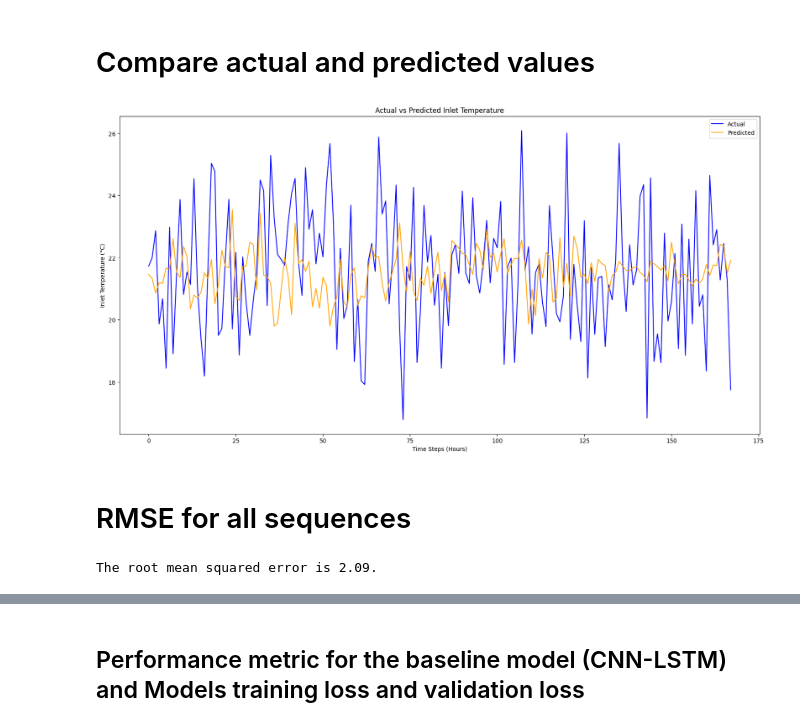
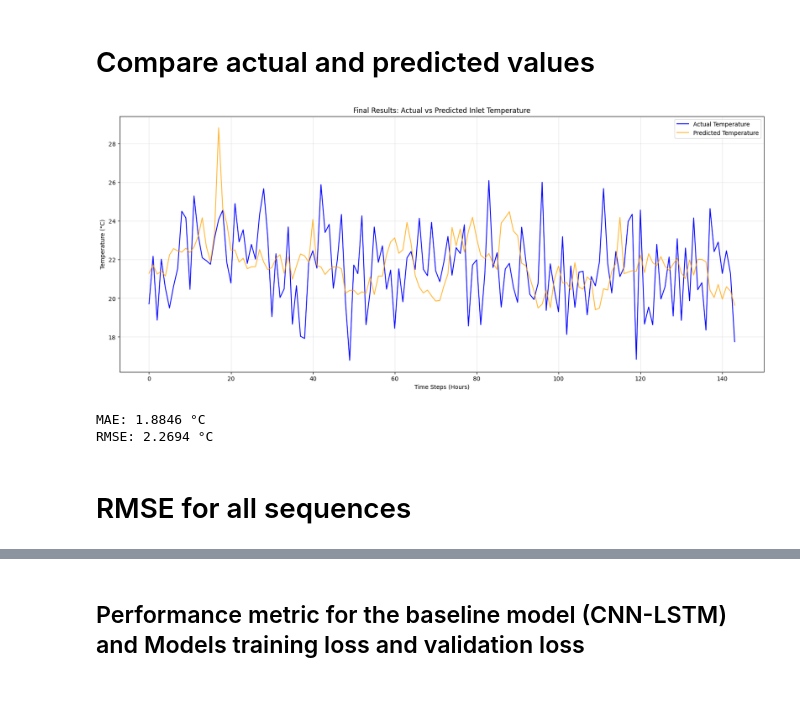
Before and after one commit to ha2ardbunny/Hybrid-Deep-Learning-DRL-Data-Center-Thermal-Management, a Jupyter notebook: CNN_LSTM_univariate_multistep_output_github_2023.ipynb, the cells around one changed output, grey strips where cells are left out. Cells and saved outputs as stored; diff of their text form; code cells hidden in the pictures; blank space fills up the shorter version.

```diff
--- a/CNN_LSTM_univariate_multistep_output_github_2023.ipynb
+++ b/CNN_LSTM_univariate_multistep_output_github_2023.ipynb
@@ -273,36 +452,34 @@ You must install graphviz (see instructions at https://graphviz.gitlab.io/downlo
 # %% [markdown]
 # Compare actual and predicted values
-# %%
-def plot_predictions(actual, predicted, n_output):
-    fig = plt.figure(figsize=(20, 10))
-    plt.plot(actual, label='Actual', color='blue')
-    plt.plot(predicted, label='Predicted', color='orange')
-    plt.xlabel('Time Steps (Hours)')
-    plt.ylabel('Inlet Temperature (°C)')
-    plt.title('Actual vs Predicted Inlet Temperature')
-    plt.legend()
-    plt.show()
-
-# actual values from test set
-actual = y_test  # already a 1D numpy array
-
-# predictions is already 1D, no reshape needed
-predictions_flat = predictions
-
-# plot
-plot_predictions(actual, predictions_flat, n_output)
-# %% [output]
-[figure, removed]
+# %%
+min_len = min(len(actual_celsius), len(predictions_celsius))
+final_actual = actual_celsius[:min_len]
+final_pred = predictions_celsius[:min_len]
+
+def plot_results(actual, predicted):
+    plt.figure(figsize=(20, 8))
+    plt.plot(actual, label='Actual Temperature', color='blue', linewidth=1.5)
+    plt.plot(predicted, label='Predicted Temperature', color='orange', alpha=0.8, linewidth=1.5)
+    plt.title('Final Results: Actual vs Predicted Inlet Temperature')
+    plt.ylabel('Temperature (°C)')
+    plt.xlabel('Time Steps (Hours)')
+    plt.legend()
+    plt.grid(True, alpha=0.3)
+    plt.show()
+
+# Run the plot with the Celsius variables
+plot_results(final_actual, final_pred)
+
+# --- 4. Accuracy Check ---
+from sklearn.metrics import mean_absolute_error, mean_squared_error
+print(f"MAE: {mean_absolute_error(final_actual, final_pred):.4f} °C")
+print(f"RMSE: {np.sqrt(mean_squared_error(final_actual, final_pred)):.4f} °C")
+# %% [output]
+[figure, added]
+MAE: 1.8846 °C
+RMSE: 2.2694 °C
 # %% [markdown]
 # RMSE for all sequences
-# %%
-def return_rmse(actual, predicted):
-    rmse = np.sqrt(mean_squared_error(actual, predicted))
-    print("The root mean squared error is {:.2f}.".format(rmse))
-
-return_rmse(actual, predictions_flat)
-# %% [output]
-The root mean squared error is 2.09.
 # %%
 time_end = time.time()
 print("Notebook run time: {:.0f} seconds".format(time_end - time_start))
```
Also changed, not shown: parts of 18 cells of this notebook.
